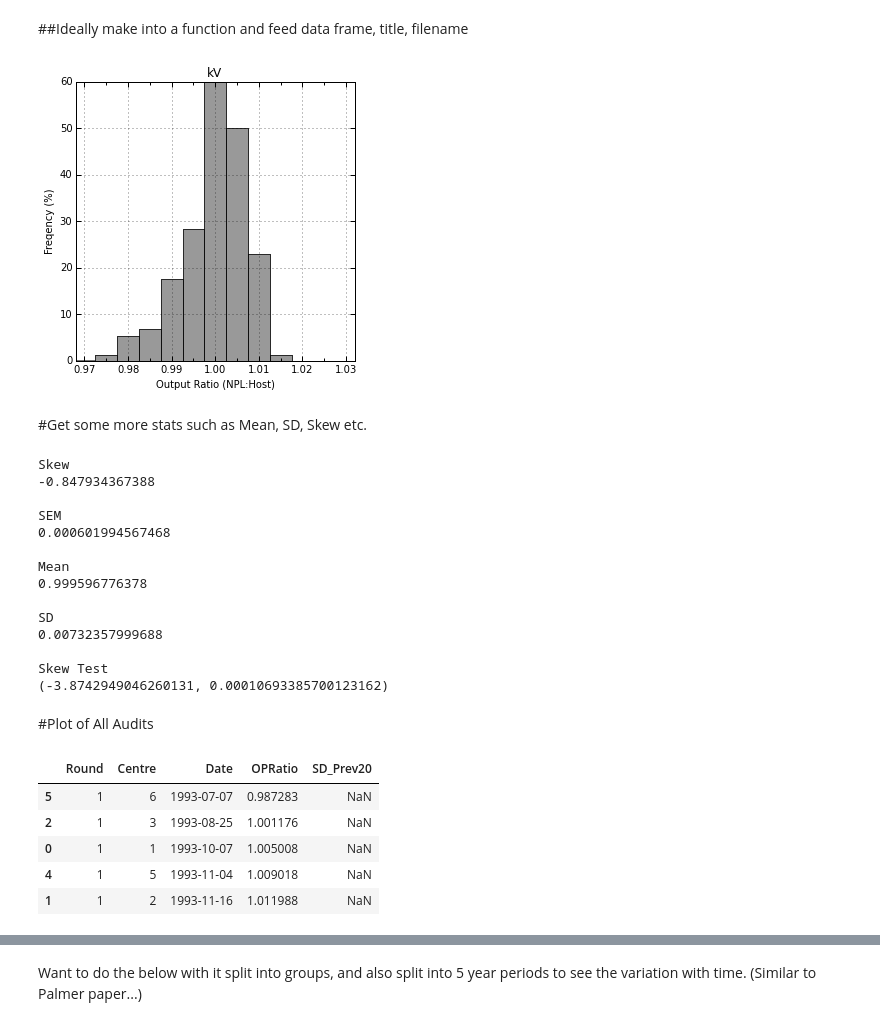
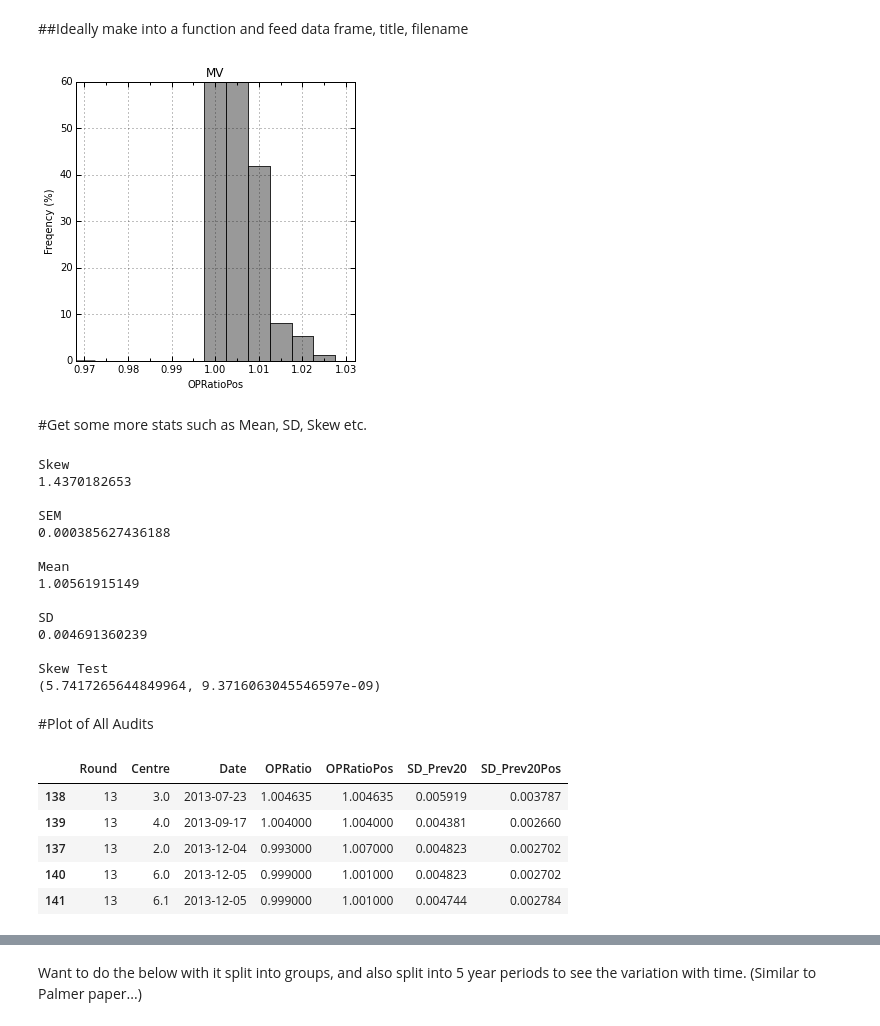
Before and after one commit to mbolt01/InitialCode, a Jupyter notebook: Data Plots - Group7.ipynb, the cells around one changed output, grey strips where cells are left out. Saved outputs shown, nothing was run; the diff lists cells and outputs as text; code cells hidden in the pictures.

```diff
--- a/Data Plots - Group7.ipynb
+++ b/Data Plots - Group7.ipynb
@@ -1,3 +3,6 @@
+# %%
+#name = 'OPRatio'
+name = 'OPRatioPos'
 # %%
 import numpy as np
 import pandas as pd
@@ -19,7 +24,7 @@ Set file to look at containing data
 # %%
 #mainpath = 'C:/Users/mb22/OneDrive/PhD/Quasar Shared/'
 #filepath = 'Data/NPL_Table_All.xlsx'
-filepath = 'Data to Import/SWData.csv'
+filepath = 'Data to Import/G7Data.csv'
 
 #fullpath=mainpath+filepath
 fullpath=cwd+'/'+filepath # use if need to specify full path for some reason.
@@ -89,68 +84,70 @@ array([[<matplotlib.axes._subplots.AxesSubplot object at 0x...>,
 # %%
 pylab.rcParams['figure.figsize'] = 5, 5 # change size of figures
 
 from matplotlib.ticker import AutoMinorLocator
 
 plotdata = g7
 
 fig = plt.figure()
 axes = fig.add_subplot(1,1,1)
-plt.title('kV')
-plt.xlabel("Output Ratio (NPL:Host)")
+plt.title('MV')
+plt.xlabel(name)
 plt.ylabel("Freqency (%)")
 plt.xlim(0.968, 1.032)
 plt.ylim(0, 60)
 
-plotdata['OPRatio'].hist(bins=14, range=(0.9675, 1.0375), normed=True,
+plotdata[name].hist(bins=14, range=(0.9675, 1.0375), normed=True,
                                facecolor = 'grey', alpha = 0.8, ax=axes, rwidth=1)
 
 axes.xaxis.set_minor_locator(AutoMinorLocator(2)) #used to set the number of minor ticks between major ticks
 plt.tick_params(which='major', width=1, length=5)
 plt.tick_params(which='minor', width=1, length=3)
 plt.grid(True, which='major')
 
-mean =plotdata['OPRatio'].mean()
-sd = plotdata['OPRatio'].std()
+mean =plotdata[name].mean()
+sd = plotdata[name].std()
 
 x = np.linspace(0.9725, 1.0375, 100) # add normal distibution fit
+
+plt.show()
 #plt.plot(x, mlab.normpdf(x,mean,sd), linewidth = 2, color='red')
 
 #plt.savefig('G7/G7_All_Hist.png', bbox_inches='tight', dpi=300)
 # %% [output]
-[figure, old version]
+[figure, new version]
 # %% [markdown]
 #Get some more stats such as Mean, SD, Skew etc.
 # %%
 print('Skew')
-print(plotdata['OPRatio'].skew())
+print(plotdata[name].skew())
 print()
 print('SEM')
-print(plotdata['OPRatio'].sem())
+print(plotdata[name].sem())
 print()
 print('Mean')
-print(plotdata['OPRatio'].mean())
+print(plotdata[name].mean())
 print()
 print('SD')
-print(plotdata['OPRatio'].std())
+print(plotdata[name].std())
 print()
 from scipy import stats
 print('Skew Test')
-print(stats.skewtest(plotdata['OPRatio']))
+print(stats.skewtest(plotdata[name]))
 # %% [output]
 Skew
--0.847934367388
+1.4370182653
 
 SEM
-0.000601994567468
+0.000385627436188
 
 Mean
-0.999596776378
+1.00561915149
 
 SD
-0.00732357999688
+0.004691360239
 
 Skew Test
-(-3.8742949046260131, 0.00010693385700123162)
+(5.7417265644849964, 9.3716063045546597e-09)
 # %% [markdown]
 #Plot of All Audits
 # %%
@@ -161,17 +158,25 @@ data_datesort = plotdata.sort(['Date'], ascending=True) #Sort by date and energy
 
 m = data_datesort     # to allow shorter references to dataframes
 
+if 'Pos' in name:
+    sdname = 'SD_Prev20Pos'
+else:
+    sdname = 'SD_Prev20'
+
 m['SD_Prev20'] = np.nan
 m['SD_Prev20'] = pd.rolling_std(m['OPRatio'],window=20)
 
-m.head()
+m['SD_Prev20Pos'] = np.nan
+m['SD_Prev20Pos'] = pd.rolling_std(m['OPRatioPos'],window=20)
+
+m.tail()
 # %% [output]
-|  | Round | Centre | Date | OPRatio | SD_Prev20 |
-| 5 | 1 | 6 | 1993-07-07 | 0.987283 | NaN |
-| 2 | 1 | 3 | 1993-08-25 | 1.001176 | NaN |
-| 0 | 1 | 1 | 1993-10-07 | 1.005008 | NaN |
-| 4 | 1 | 5 | 1993-11-04 | 1.009018 | NaN |
-| 1 | 1 | 2 | 1993-11-16 | 1.011988 | NaN |
+|  | Round | Centre | Date | OPRatio | OPRatioPos | SD_Prev20 | SD_Prev20Pos |
+| 138 | 13 | 3.0 | 2013-07-23 | 1.004635 | 1.004635 | 0.005919 | 0.003787 |
+| 139 | 13 | 4.0 | 2013-09-17 | 1.004000 | 1.004000 | 0.004381 | 0.002660 |
+| 137 | 13 | 2.0 | 2013-12-04 | 0.993000 | 1.007000 | 0.004823 | 0.002702 |
+| 140 | 13 | 6.0 | 2013-12-05 | 0.999000 | 1.001000 | 0.004823 | 0.002702 |
+| 141 | 13 | 6.1 | 2013-12-05 | 0.999000 | 1.001000 | 0.004744 | 0.002784 |
 # %%
 #m = mv_data_datesort
 
```
Also changed, not shown: parts of 11 cells of this notebook, 2 other files.
